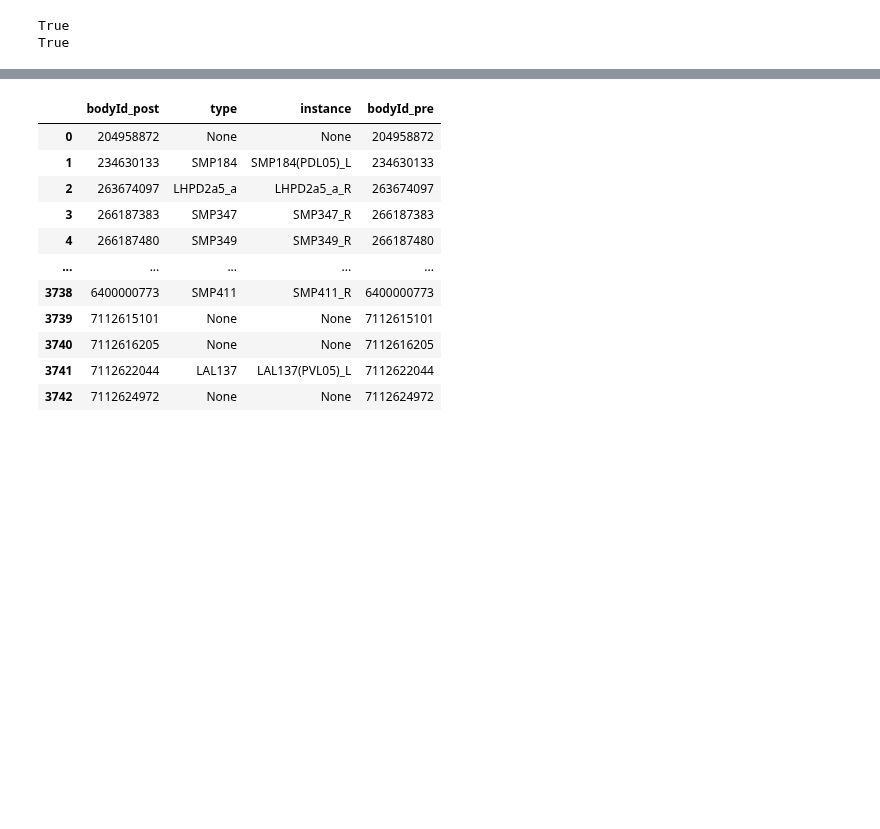
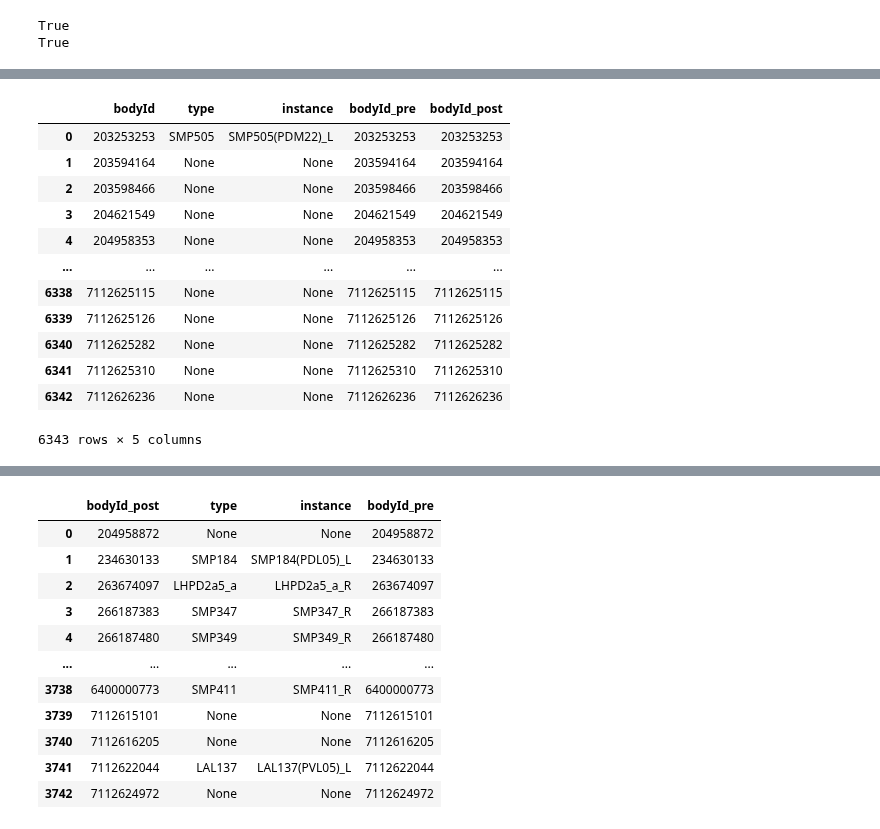
Before and after one commit to RhessaWL/flybrain-clustering, a Jupyter notebook: oviIN_celltype/oviIN_combined/creating_network.ipynb, the cells around one changed output, grey strips where cells are left out. Saved outputs shown, nothing was run; the diff lists cells and outputs as text; code cells hidden in the pictures; blank space fills up the shorter version.

```diff
--- a/oviIN_celltype/oviIN_combined/creating_network.ipynb
+++ b/oviIN_celltype/oviIN_combined/creating_network.ipynb
@@ -44,6 +41,3 @@ conn_in, conn_in_ = fetch_adjacencies(conn_df_o.bodyId_pre, conn_df_o.bodyId_pre
 # %%
 # Creating a singular dataframe to pull undirected output list from
 conn_out, conn_out_ = fetch_adjacencies(conn_df_in.bodyId_post, conn_df_in.bodyId_post)
-# %%
-conn_df['bodyId_pre'] = conn_df.bodyId_post.astype(int)
-conn_df
@@ -78,0 +60,20 @@ Name: type_post, Length: 3126, dtype: object
+# %%
+conn_df['bodyId_pre'] = conn_df.bodyId.astype(int)
+conn_df['bodyId_post'] = conn_df.bodyId.astype(int)
+# Rename type to type post
+conn_df = conn_df.rename(columns = {'type_post': 'type'})
+conn_df
+# %% [output]
+|  | bodyId | type | instance | bodyId_pre | bodyId_post |
+| 0 | 203253253 | SMP505 | SMP505(PDM22)_L | 203253253 | 203253253 |
+| 1 | 203594164 | None | None | 203594164 | 203594164 |
+| 2 | 203598466 | None | None | 203598466 | 203598466 |
+| 3 | 204621549 | None | None | 204621549 | 204621549 |
+| 4 | 204958353 | None | None | 204958353 | 204958353 |
+| ... | ... | ... | ... | ... | ... |
+| 6338 | 7112625115 | None | None | 7112625115 | 7112625115 |
+| 6339 | 7112625126 | None | None | 7112625126 | 7112625126 |
+| 6340 | 7112625282 | None | None | 7112625282 | 7112625282 |
+| 6341 | 7112625310 | None | None | 7112625310 | 7112625310 |
+| 6342 | 7112626236 | None | None | 7112626236 | 7112626236 |
+6343 rows × 5 columns
```
Also changed, not shown: parts of 22 cells of this notebook, 5 other files.
